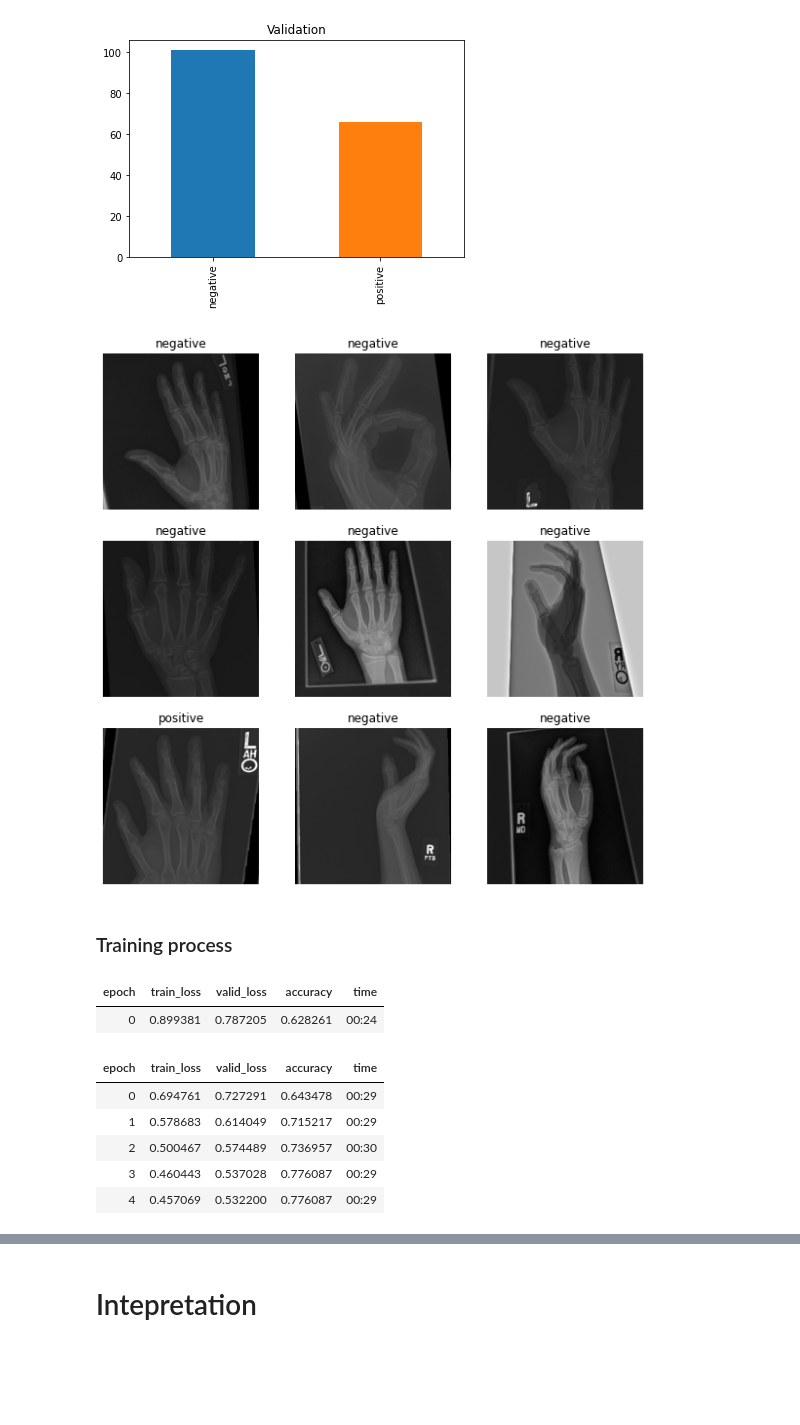
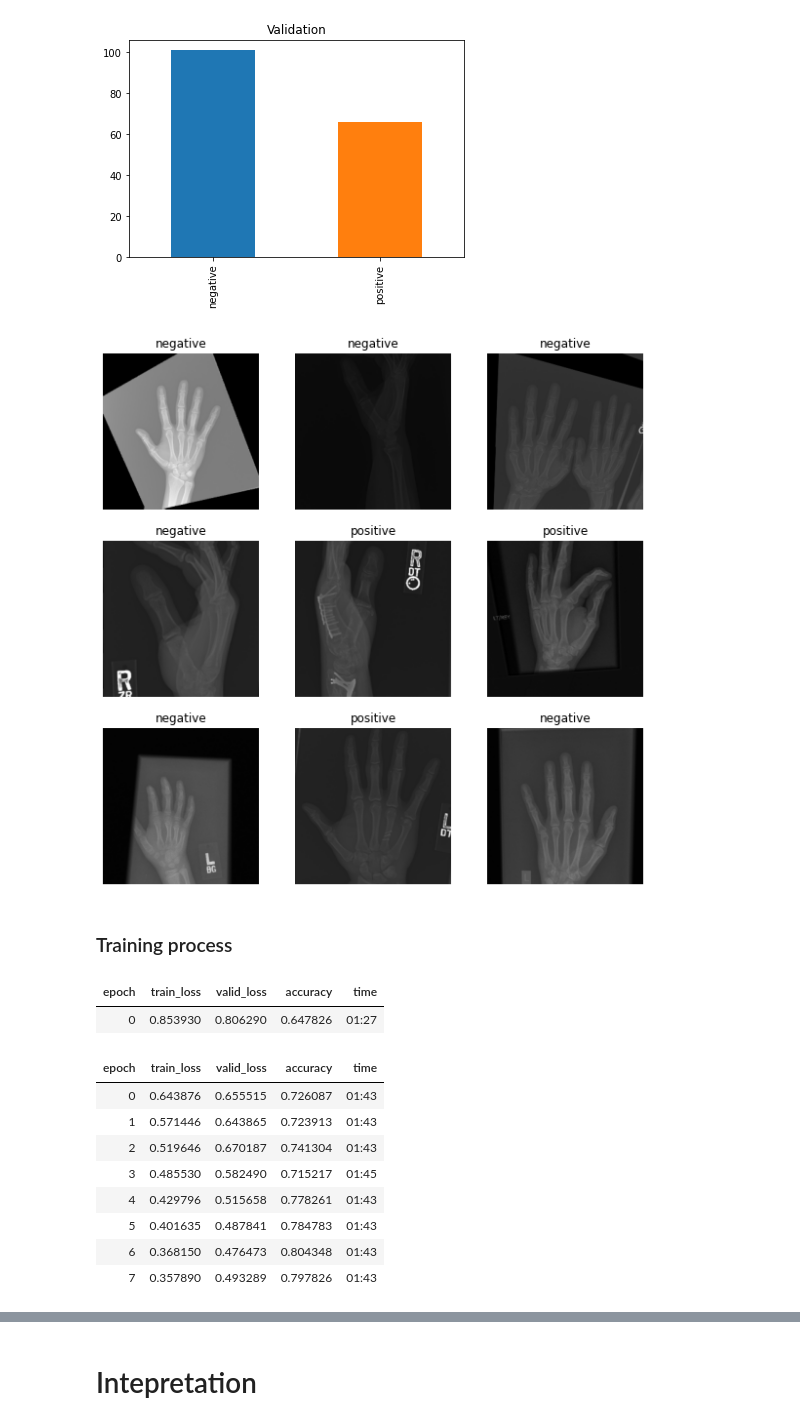
Before and after one commit to skaliy/rad230_dl, a Jupyter notebook: 01_MURA_hand_classification.ipynb, the cells around one changed output, grey strips where cells are left out. Saved outputs shown, nothing was run; the diff lists cells and outputs as text; code cells hidden in the pictures; blank space fills up the shorter version.

```diff
--- a/01_MURA_hand_classification.ipynb
+++ b/01_MURA_hand_classification.ipynb
@@ -56,27 +85,30 @@ dblock = DataBlock(blocks=(ImageBlock, CategoryBlock),
 # %%
-bs=16 #number of data the network sees before calculating
+batch_size=16
 # %%
-dls = dblock.dataloaders(df, bs=bs)
+dls = dblock.dataloaders(df, bs=batch_size)
 # %%
 dls.show_batch(figsize=(10, 10))
 # %% [output]
-[figure, old version]
+[figure, new version]
 # %% [markdown]
 ### Training process
 # %%
-learn = vision_learner(dls, resnet34, metrics=accuracy)
+learn = vision_learner(dls, resnet50, metrics=accuracy)
 # %%
 # learn.lr_find()
 # %%
-learn.fine_tune(5, 1e-3)
+learn.fine_tune(8, 1e-3)
 # %% [output]
 | epoch | train_loss | valid_loss | accuracy | time |
-| 0 | 0.899381 | 0.787205 | 0.628261 | 00:24 |
+| 0 | 0.853930 | 0.806290 | 0.647826 | 01:27 |
 | epoch | train_loss | valid_loss | accuracy | time |
-| 0 | 0.694761 | 0.727291 | 0.643478 | 00:29 |
-| 1 | 0.578683 | 0.614049 | 0.715217 | 00:29 |
-| 2 | 0.500467 | 0.574489 | 0.736957 | 00:30 |
-| 3 | 0.460443 | 0.537028 | 0.776087 | 00:29 |
-| 4 | 0.457069 | 0.532200 | 0.776087 | 00:29 |
+| 0 | 0.643876 | 0.655515 | 0.726087 | 01:43 |
+| 1 | 0.571446 | 0.643865 | 0.723913 | 01:43 |
+| 2 | 0.519646 | 0.670187 | 0.741304 | 01:43 |
+| 3 | 0.485530 | 0.582490 | 0.715217 | 01:45 |
+| 4 | 0.429796 | 0.515658 | 0.778261 | 01:43 |
+| 5 | 0.401635 | 0.487841 | 0.784783 | 01:43 |
+| 6 | 0.368150 | 0.476473 | 0.804348 | 01:43 |
+| 7 | 0.357890 | 0.493289 | 0.797826 | 01:43 |
 # %%
 learn.save('model-1');
```
Also changed, not shown: parts of 23 cells of this notebook.
